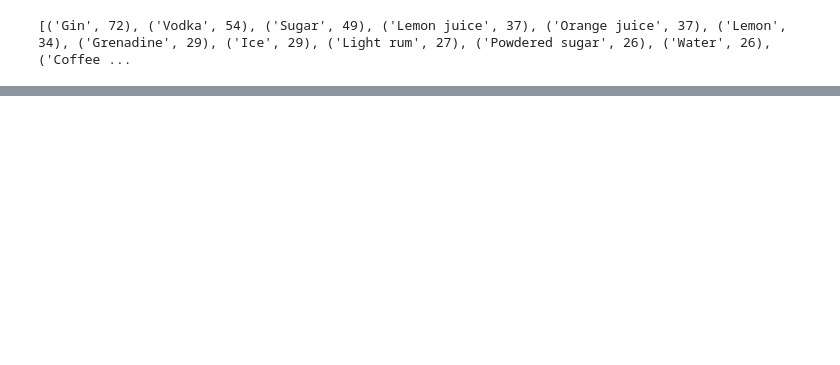
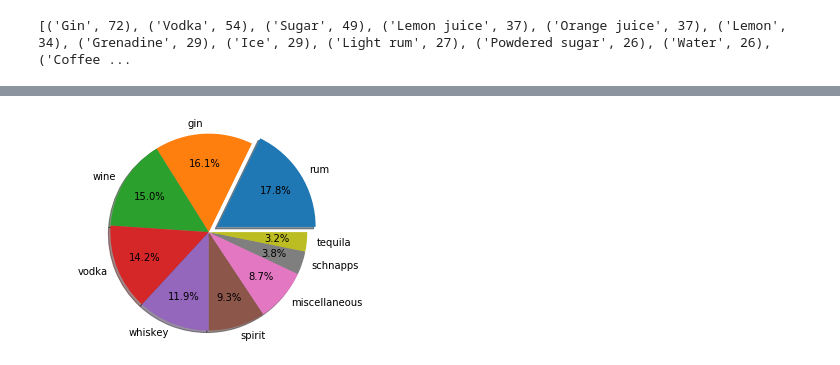
Before and after one commit to ashleep/Project-1_Team-1, a Jupyter notebook: _Drinks_main.ipynb, the cells around one changed output, grey strips where cells are left out. Cells and saved outputs as stored; diff of their text form; code cells hidden in the pictures; blank space fills up the shorter version.

```diff
--- a/_Drinks_main.ipynb
+++ b/_Drinks_main.ipynb
@@ -146,0 +226,9 @@ alcoholic_df_.sort_values(by=['Count'], ascending=False).head(30)
+# %%
+fig1, ax1 = plt.subplots()
+ax1.pie(alcohol_categories_df['Count'][1:10], labels=alcohol_categories_df['Category'][1:10],
+        explode=[0.1,0,0,0,0,0,0,0,0], autopct='%1.1f%%', pctdistance=0.7, labeldistance=1.1, shadow=True)
+ax1.axis('equal')  # Equal aspect ratio ensures that pie is drawn as a circle.
+
+plt.show()
+# %% [output]
+[figure, added]
```
Also changed, not shown: parts of 11 cells of this notebook, 2 other files.
